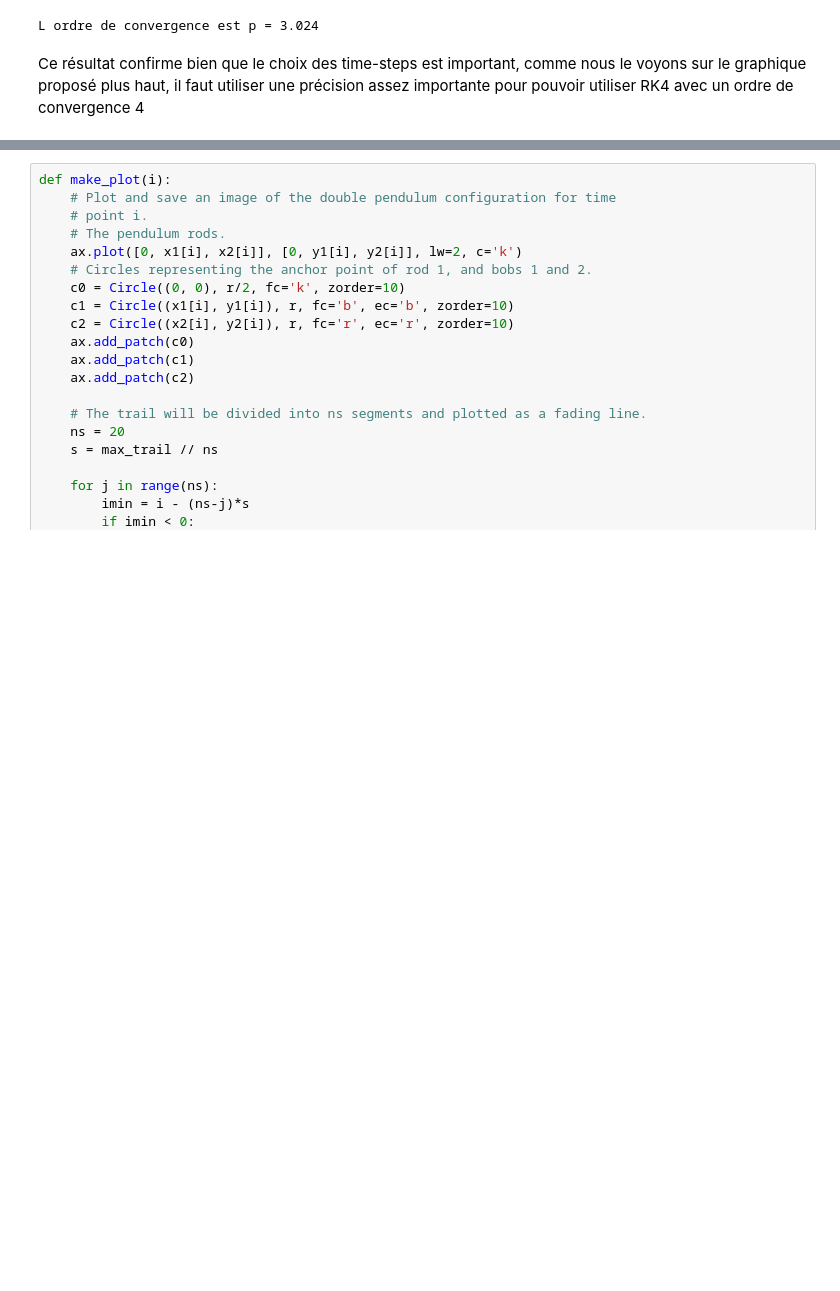
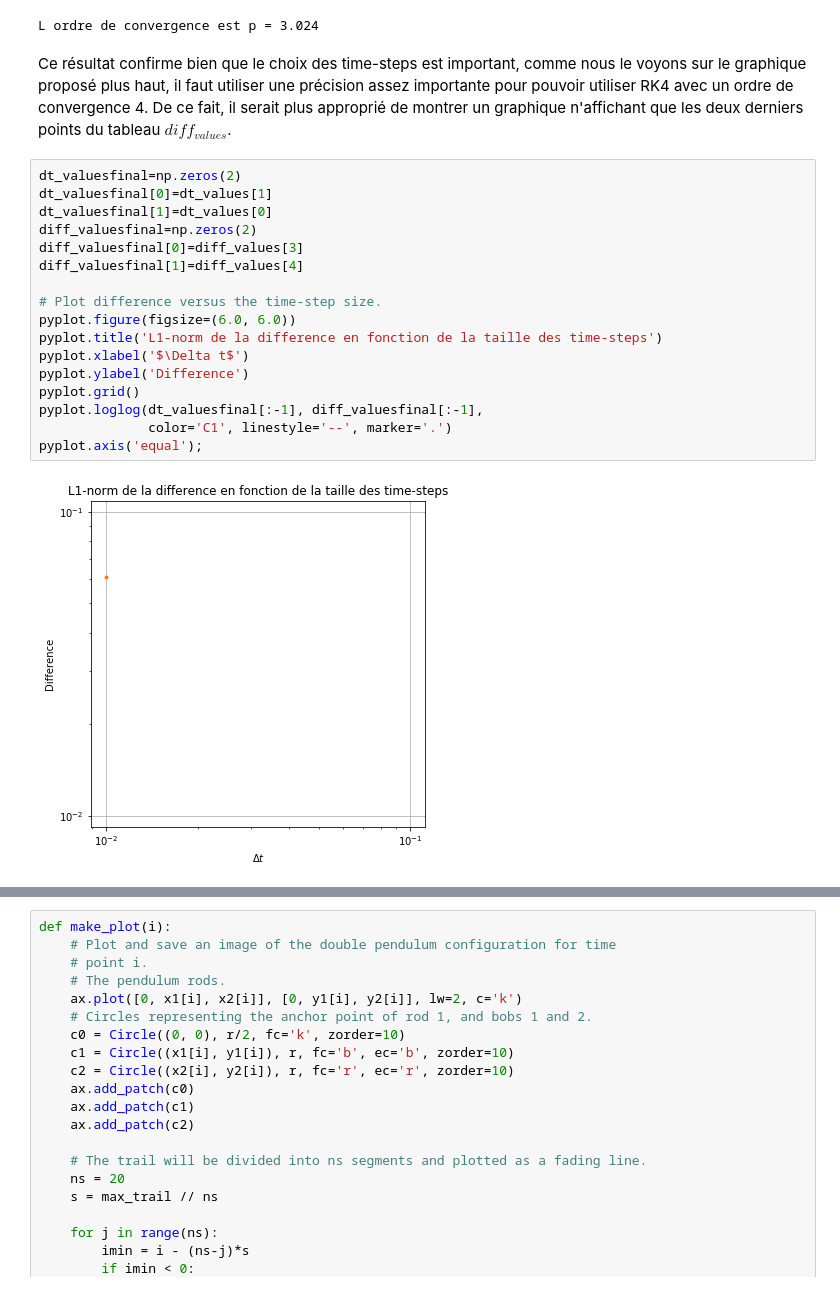
Before and after one commit to luciouw/first_repo-1, a Jupyter notebook: Double_pendule.ipynb, the cells around one changed output, grey strips where cells are left out. Saved outputs shown, nothing was run; the diff lists cells and outputs as text; blank space fills up the shorter version.

```diff
--- a/Double_pendule.ipynb
+++ b/Double_pendule.ipynb
@@ -328,4 +329,23 @@ print('L ordre de convergence est p = {:.3f}'.format(G));
 # %% [output]
 L ordre de convergence est p = 3.024
 # %% [markdown]
-Ce résultat confirme bien que le choix des time-steps est important, comme nous le voyons sur le graphique proposé plus haut, il faut utiliser une précision assez importante pour pouvoir utiliser RK4 avec un ordre de convergence 4
+Ce résultat confirme bien que le choix des time-steps est important, comme nous le voyons sur le graphique proposé plus haut, il faut utiliser une précision assez importante pour pouvoir utiliser RK4 avec un ordre de convergence 4. De ce fait, il serait plus approprié de montrer un graphique n'affichant que les deux derniers points du tableau $diff_{values}$.
+# %%
+dt_valuesfinal=np.zeros(2)
+dt_valuesfinal[0]=dt_values[1]
+dt_valuesfinal[1]=dt_values[0]
+diff_valuesfinal=np.zeros(2)
+diff_valuesfinal[0]=diff_values[3]
+diff_valuesfinal[1]=diff_values[4]
+
+# Plot difference versus the time-step size.
+pyplot.figure(figsize=(6.0, 6.0))
+pyplot.title('L1-norm de la difference en fonction de la taille des time-steps')
+pyplot.xlabel('$\Delta t$')
+pyplot.ylabel('Difference')
+pyplot.grid()
+pyplot.loglog(dt_valuesfinal[:-1], diff_valuesfinal[:-1],
+              color='C1', linestyle='--', marker='.')
+pyplot.axis('equal');
+# %% [output]
+[figure, added]
```
Also changed, not shown: parts of 10 cells of this notebook.
